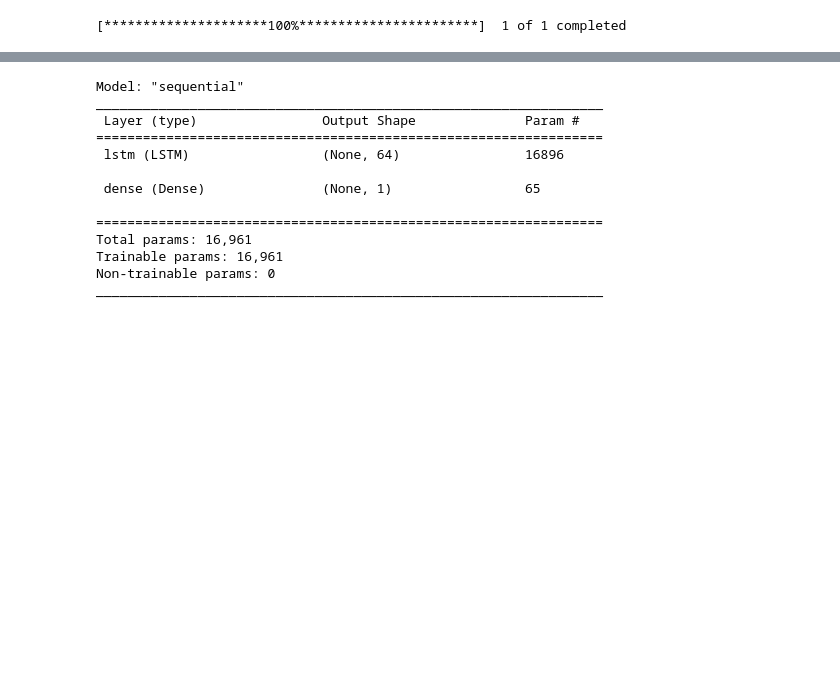
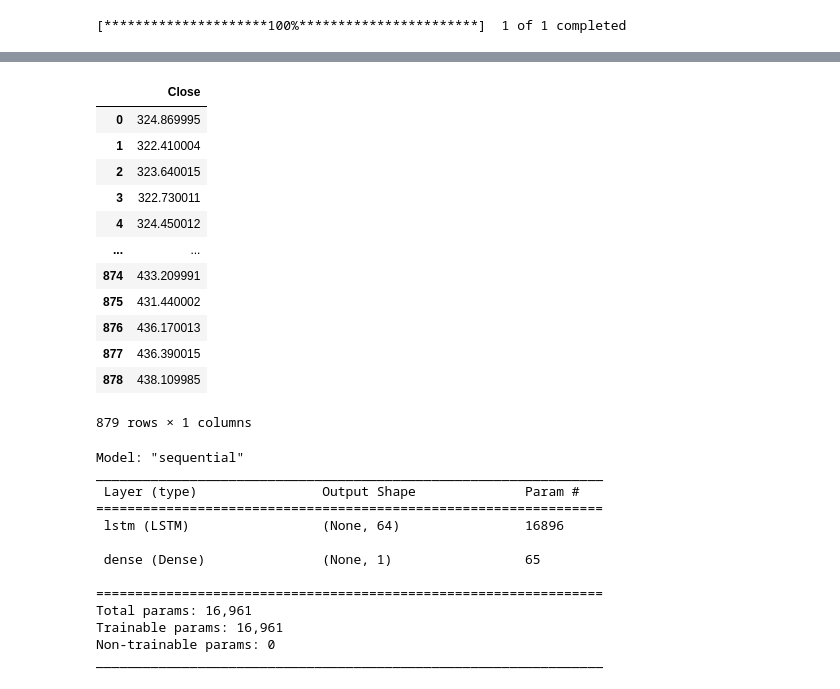
Before and after one commit to LUTOV001/P2_ML_AlgoTrade, a Jupyter notebook: timeseries using lstm.ipynb, the cells around one changed output, grey strips where cells are left out. Cells and saved outputs as stored; diff of their text form; code cells hidden in the pictures; blank space fills up the shorter version.

```diff
--- a/timeseries using lstm.ipynb
+++ b/timeseries using lstm.ipynb
@@ -43,4 +40,20 @@ spy_df.head()
 | 4 | 2020-01-08 | 322.940002 | 325.779999 | 322.670013 | 324.450012 | 306.978302 | 68296000 |
+# %%
+spy_df.loc[:, ["""Close"]]
+# %% [output]
+|  | Close |
+| 0 | 324.869995 |
+| 1 | 322.410004 |
+| 2 | 323.640015 |
+| 3 | 322.730011 |
+| 4 | 324.450012 |
+| ... | ... |
+| 874 | 433.209991 |
+| 875 | 431.440002 |
+| 876 | 436.170013 |
+| 877 | 436.390015 |
+| 878 | 438.109985 |
+879 rows × 1 columns
 # %%
 # Extract the 'Close' prices
 data = spy_df['Close'].values.reshape(-1, 1)
```
Also changed, not shown: parts of 5 cells of this notebook, 4 other files.
